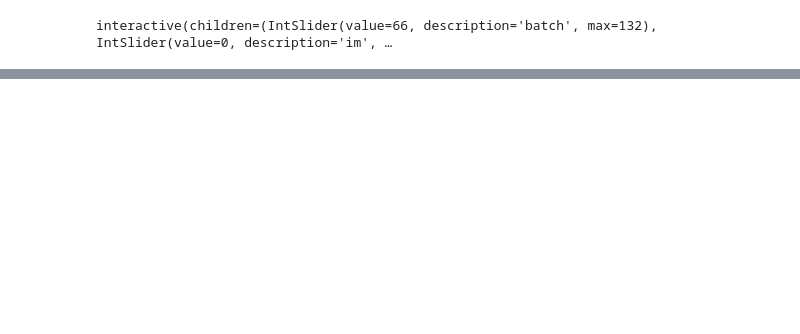
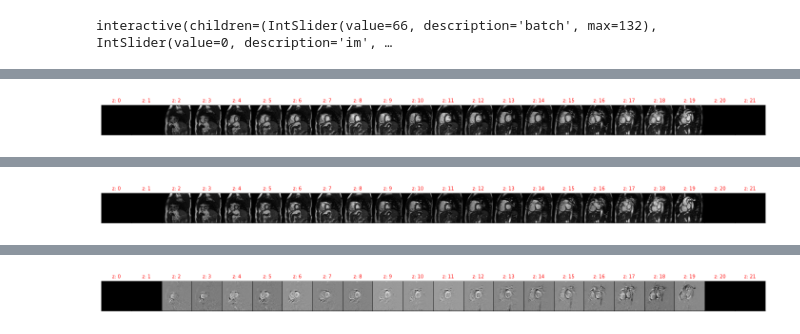
Before and after one commit to Cardio-AI/cmr-phase2phase-registration, a Jupyter notebook: notebooks/Dataset/Test_Generator_motion.ipynb, the cells around one changed output, grey strips where cells are left out. Cells and saved outputs as stored; diff of their text form; code cells hidden in the pictures; blank space fills up the shorter version.

```diff
--- a/notebooks/Dataset/Test_Generator_motion.ipynb
+++ b/notebooks/Dataset/Test_Generator_motion.ipynb
@@ -136,8 +152,8 @@ pf = df_phases[df_phases['phase'] == 'PF']['x_path']
 md = df_phases[df_phases['phase'] == 'MD']['x_path']
 
 # zip the phase list into one list of lists/tuples
-inputs = list(zip(ed,ms,es,pf,md))
-outputs = list(zip(ms,es,pf,md,ed))
+input_files = list(zip(ed,ms,es,pf,md))
+output_files = list(zip(ms,es,pf,md,ed))
 # %%
 # initialise a generator with these files
 # logging.getLogger().setLevel(logging.INFO)
@@ -203,3 +219,9 @@ def select_image_in_batch(batch = (0,len(batch_generator), 1), im = (0,BATCHSIZE
         logging.info('saved to {}'.format(os.path.join(filepath, filename)))
 # %% [output]
 interactive(children=(IntSlider(value=66, description='batch', max=132), IntSlider(value=0, description='im', …
+# %%
+# anual check if inputs and outputs match
+show_2D_or_3D(inputs[0][0]);plt.show()
+show_2D_or_3D(outputs[0][0]);plt.show()
+show_2D_or_3D(inputs[0][0]- outputs[0][0]);plt.show()
+# %% [output]
@@ -205,0 +229 @@ interactive(children=(IntSlider(value=66, description='batch', max=132), IntSlid
+[figure, added]
@@ -205,0 +231 @@ interactive(children=(IntSlider(value=66, description='batch', max=132), IntSlid
+[figure, added]
@@ -206,3 +233,4 @@ interactive(children=(IntSlider(value=66, description='batch', max=132), IntSlid
+[figure, added]
 # %%
 from src.models.Models import create_RegistrationModel
 
```
Also changed, not shown: parts of 33 cells of this notebook, 9 other files.
